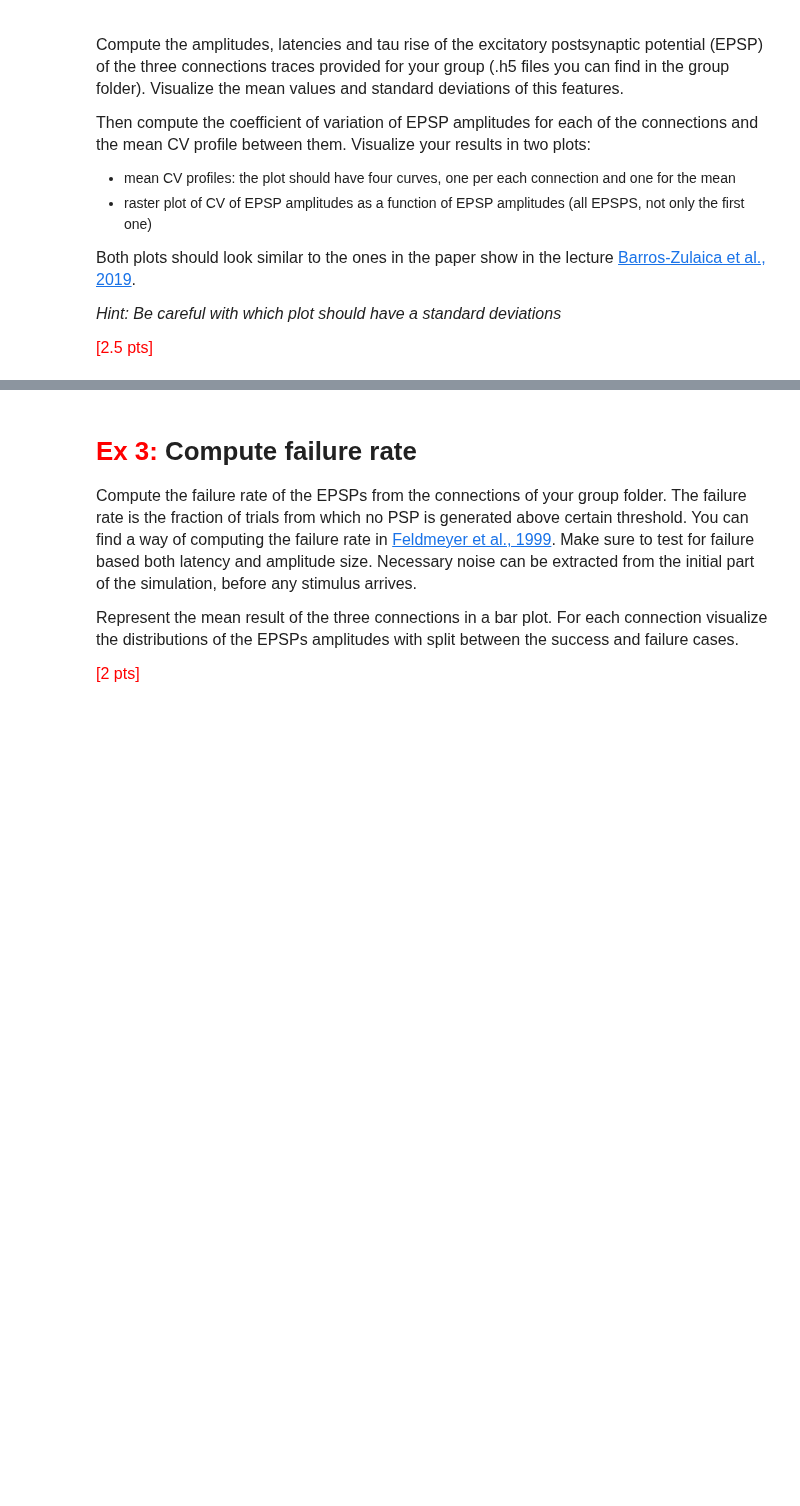
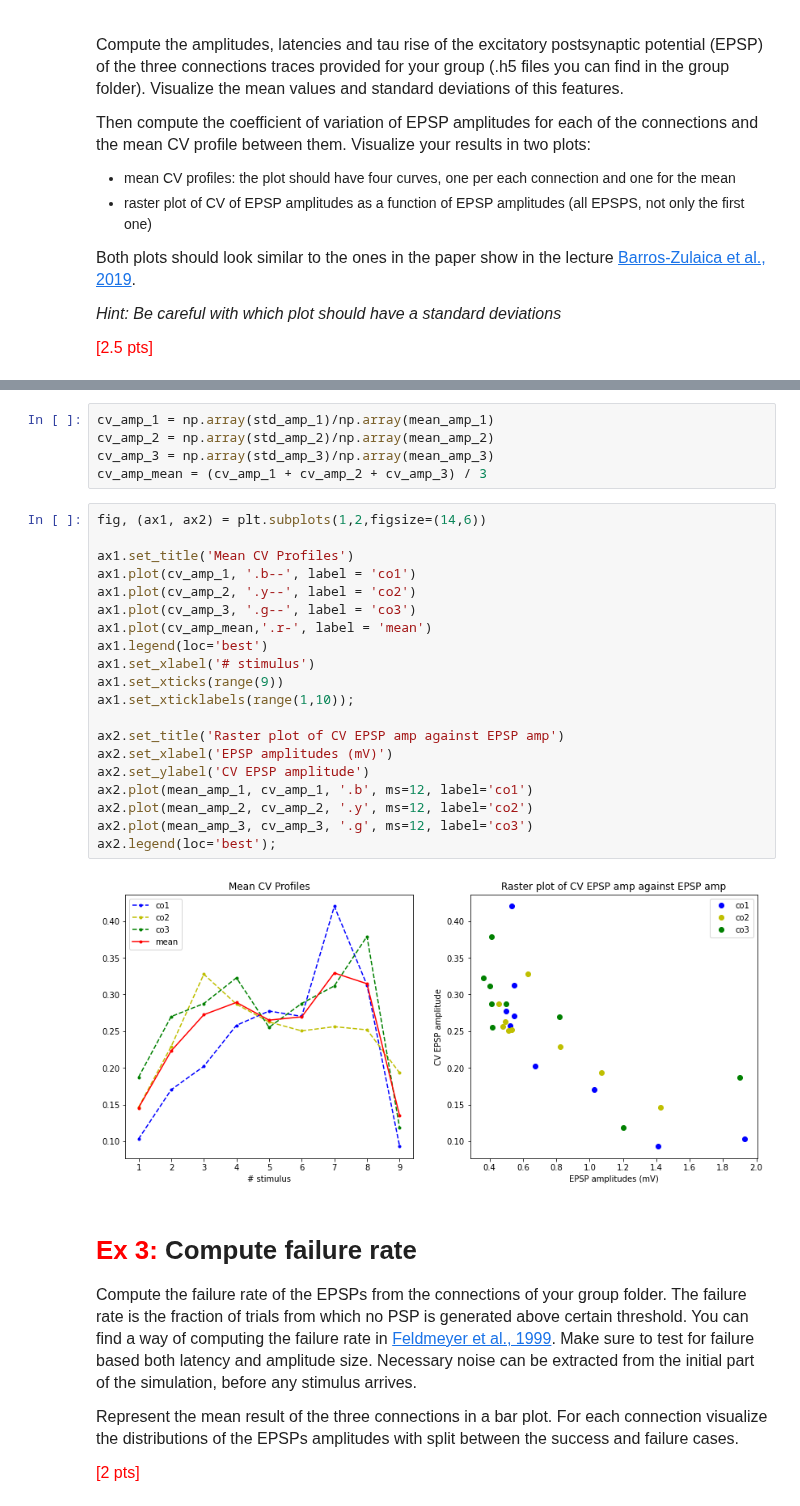
Before and after one commit to AlbrechtAlice/In-Silico-Neuroscience, a Jupyter notebook: Week8_HomeWork.ipynb, the cells around one changed output, grey strips where cells are left out. Drawn from its saved outputs; the diff is of its cells as text; blank space fills up the shorter version.

```diff
--- a/Week8_HomeWork.ipynb
+++ b/Week8_HomeWork.ipynb
@@ -202,3 +382,30 @@ plt.show()
+# %%
+cv_amp_1 = np.array(std_amp_1)/np.array(mean_amp_1)
+cv_amp_2 = np.array(std_amp_2)/np.array(mean_amp_2)
+cv_amp_3 = np.array(std_amp_3)/np.array(mean_amp_3)
+cv_amp_mean = (cv_amp_1 + cv_amp_2 + cv_amp_3) / 3
+# %%
+fig, (ax1, ax2) = plt.subplots(1,2,figsize=(14,6))
+
+ax1.set_title('Mean CV Profiles')
+ax1.plot(cv_amp_1, '.b--', label = 'co1')
+ax1.plot(cv_amp_2, '.y--', label = 'co2')
+ax1.plot(cv_amp_3, '.g--', label = 'co3')
+ax1.plot(cv_amp_mean,'.r-', label = 'mean')
+ax1.legend(loc='best')
+ax1.set_xlabel('# stimulus')
+ax1.set_xticks(range(9))
+ax1.set_xticklabels(range(1,10));
+
+ax2.set_title('Raster plot of CV EPSP amp against EPSP amp')
+ax2.set_xlabel('EPSP amplitudes (mV)')
+ax2.set_ylabel('CV EPSP amplitude')
+ax2.plot(mean_amp_1, cv_amp_1, '.b', ms=12, label='co1')
+ax2.plot(mean_amp_2, cv_amp_2, '.y', ms=12, label='co2')
+ax2.plot(mean_amp_3, cv_amp_3, '.g', ms=12, label='co3')
+ax2.legend(loc='best');
+# %% [output]
+[figure, added]
 # %% [markdown]
 # <font color='red'>Ex 3:</font> Compute failure rate
 
```
Also changed, not shown: parts of 22 cells of this notebook.
